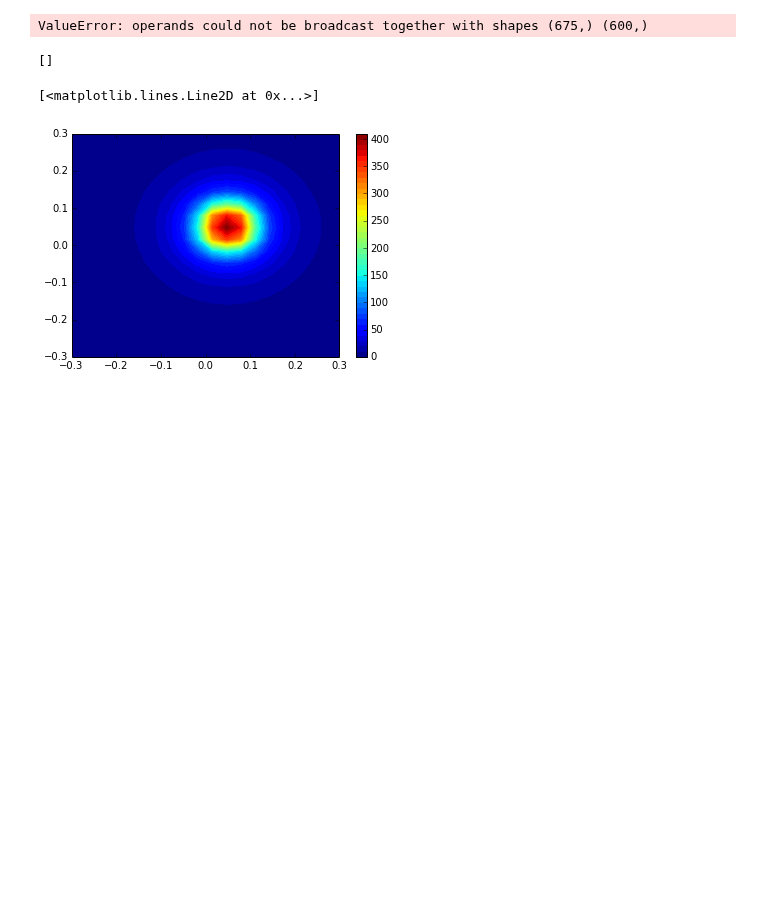
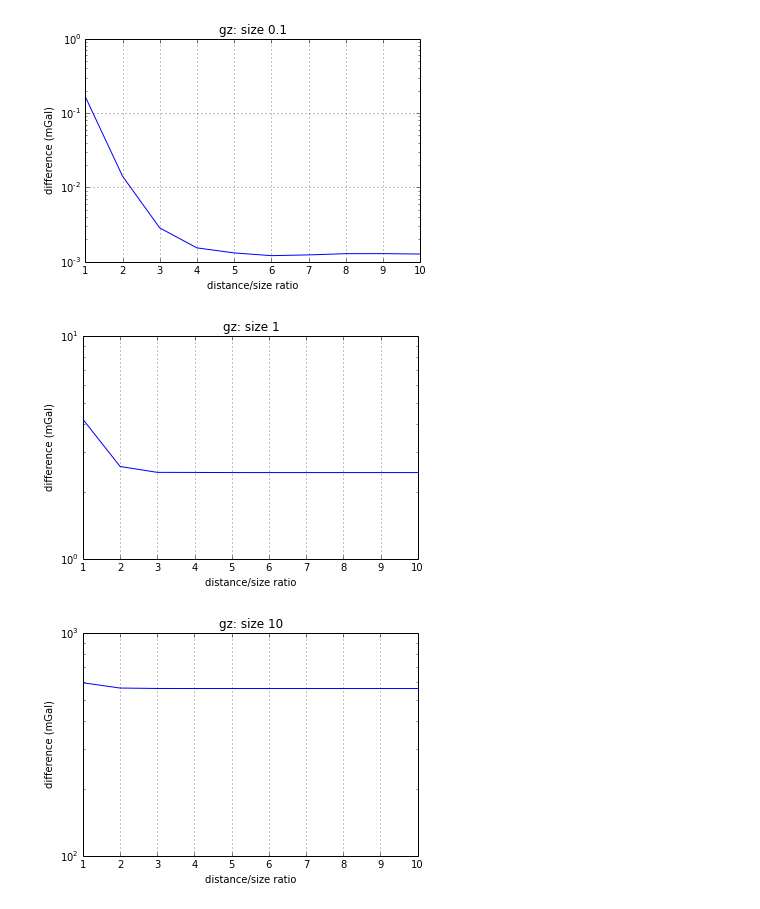
Before and after one commit to pinga-lab/paper-tesseroids, a Jupyter notebook: notebooks/tesseroid_vs_prism.ipynb, the cells around one changed output. Saved outputs shown, nothing was run; the diff lists cells and outputs as text; code cells hidden in the pictures; blank space fills up the shorter version.

Commit message:
Fixed issues with plots in tesseroid vs prisms
Will now run on the full dataset.

```diff
--- a/notebooks/tesseroid_vs_prism.ipynb
+++ b/notebooks/tesseroid_vs_prism.ipynb
@@ -40,16 +40,16 @@ def make_grid_file(size):
     # Make many data grids for this size tesseroid
     gridsize = 2*size
     area = [-gridsize, gridsize, -gridsize, gridsize]
-    shape = (5, 5)
+    shape = (20, 20)
     grdflags = '-r{} -b{}'.format('/'.join(map(str, area)), '/'.join(map(str, shape)))
     grid_file = join(filedir, 'grid-{}.txt'.format(size))
     !echo > $grid_file
-    for h in np.linspace(1000, 5*size*100000, 3, endpoint=True):
+    for h in np.linspace(1000, 5*size*100000, 5, endpoint=True):
         !tessgrd $grdflags -z$h >> $grid_file
     return grid_file
 # %%
 def compare(sizes, ratios):
-    columns = ['lon', 'lat', 'height', 'pot', 'gx', 'gy', 'gz', 'gxx', 'gxy', 'gxz', 'gyy', 'gyz', 'gzz']
+    columns = ['lon', 'lat', 'height', 'potential', 'gx', 'gy', 'gz', 'gxx', 'gxy', 'gxz', 'gyy', 'gyz', 'gzz']
     prism_data = DataFrame({}, columns=['size'] + columns)
     tess_data = DataFrame({}, columns=['ratio', 'size'] + columns)
     for size in sizes:
@@ -66,6 +66,7 @@ def compare(sizes, ratios):
             DataFrame(np.loadtxt(prism_effect_file), columns=columns).join(
                 DataFrame(size*np.ones(n), columns=['size'])),
             ignore_index=True)
+        print '  Prism effect done.'
         # Calculate the tesseroid effect for varying ratio
         for ratio in ratios:
             tess_effect_file = join(filedir, 'tess-effect-{}-r{}.txt'.format(size, ratio))
@@ -80,7 +81,8 @@ def compare(sizes, ratios):
     print 'Done'
     return prism_data, tess_data
 # %%
-prism_data, tess_data = compare([0.1, 1], ratios=range(1, 11))
+sizes = [0.01, 0.1, 1, 10]
+prism_data, tess_data = compare(sizes, ratios=range(1, 11))
 # %% [output]
 Calculating size 0.1...
   Ratio 1 done.
@@ -130,30 +115,28 @@ Name: gz, Length: 675, dtype: object
 # %%
-def plot(tess, prism, size, field, relative=False):
+def plot_max_error(tess, prism, size, field, relative=False):
     tmp = tess[tess.size == size]
-    x = tmp.ratio
-    y = np.abs(tmp[field] - prism[prism.size == size][field])
-    if relative:
-        y /= np.abs(prism[prism.size == size][field])
-        y *= 100
-    print x, y, prism[prism.size == size][field], tmp[field]
+    x = tmp.ratio.unique()
+    y = np.empty_like(x)
+    for i, ratio in enumerate(x):
+        diff = np.abs(tmp[tmp.ratio == ratio][field].as_matrix() - prism[prism.size == size][field].as_matrix())
+        if relative:
+            diff /= np.abs(prism[prism.size == size][field].as_matrix())
+            diff *= 100
+        y[i] = diff.max()
+    units = dict(potential=r'$m^2.s^{-2}$', gx='mGal', gy='mGal', gz='mGal',
+                 gxx='Eotvos', gxy='Eotvos', gxz='Eotvos', gyy='Eotvos', gyz='Eotvos', gzz='Eotvos')
     mpl.figure()
-    mpl.plot(x, y, '.k')
+    mpl.title('{}: size {}'.format(field, size))
+    mpl.plot(x, y, '-')
     ax = mpl.gca()
     ax.set_yscale('log')
     mpl.grid(True)
+    mpl.xlabel('distance/size ratio')
+    mpl.ylabel('difference ({})'.format('%' if relative else units[field]))
-# %%
-plot(tess_data, prism_data, 0.1, 'gz')
-# %% [output]
-ValueError: operands could not be broadcast together with shapes (675,) (600,)
-# %%
-i = diffzz > 0.01
-print height[i]
-# %% [output]
-[]
-# %%
-mpl.contourf(lon[:400], lat[:400], prism_tensor[:400, 0], shape, 50)
-mpl.colorbar()
-mpl.plot(lon[i], lat[i], '.k')
-# %% [output]
-[<matplotlib.lines.Line2D at 0x...>]
-[figure, removed]
+# %%
+for size in sizes:
+    plot_max_error(tess_data, prism_data, size, 'gz')
+# %% [output]
+[figure, added]
+[figure, added]
+[figure, added]
```
Also changed, not shown: parts of 7 cells of this notebook.
